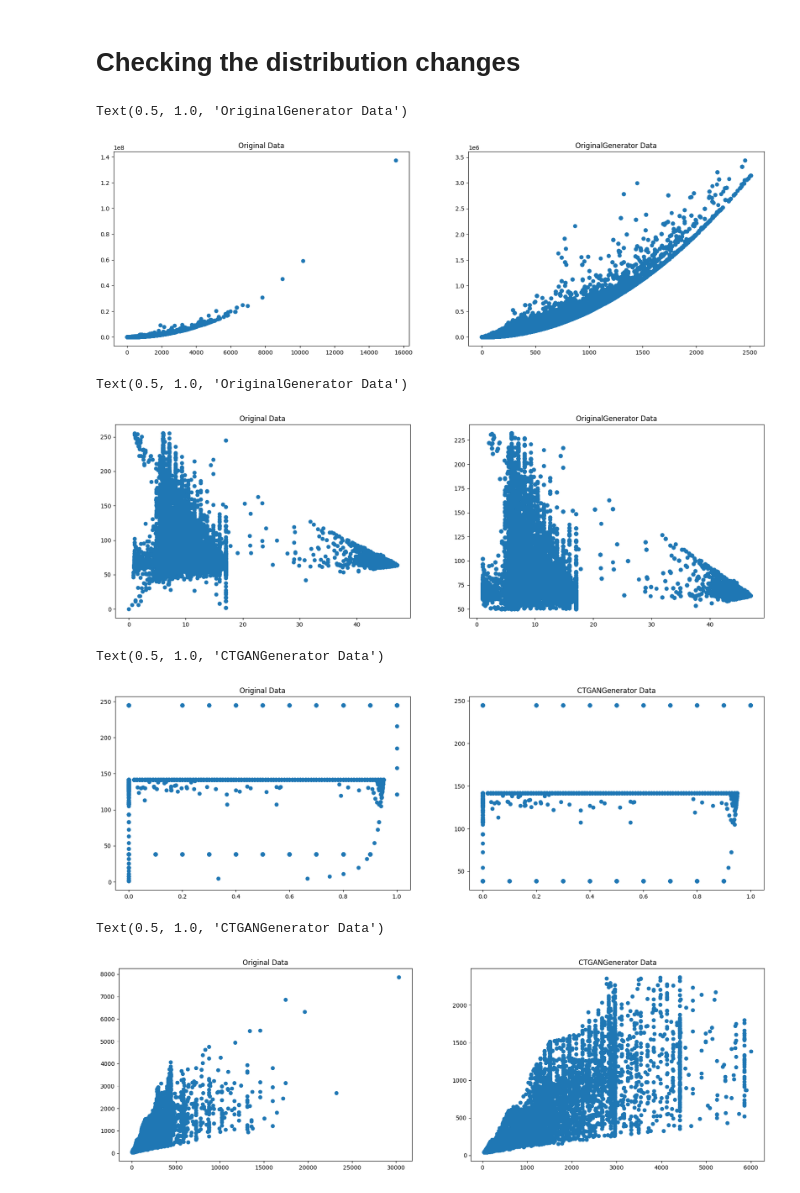
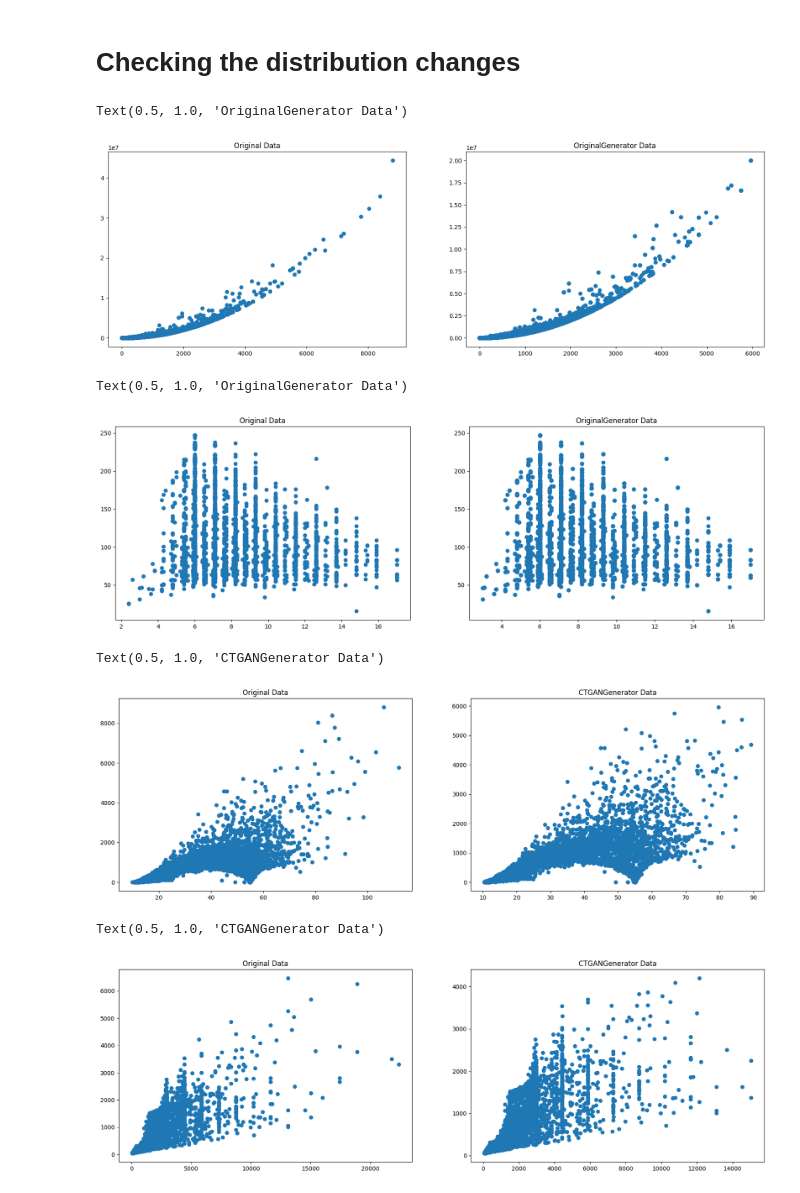
Before and after one commit to ML-Project-Team-5/Project_NetworkIDS, a Jupyter notebook: ND_4_TabularGan.ipynb, the cells around one changed output. Cells and saved outputs as stored; diff of their text form; code cells hidden in the pictures.

```diff
--- a/ND_4_TabularGan.ipynb
+++ b/ND_4_TabularGan.ipynb
@@ -24,9 +56,11 @@ test = pd.DataFrame(np.random.randint(0, 100, size=(100, 4)), columns=list("ABCD
 # %%
-path_train = './data/part-00000-363d1ba3-8ab5-4f96-bc25-4d5862db7cb9-c000.csv'
+path_train_data = './data/2_rf_test_unknown_data.csv'
+path_train_label = './data/2_rf_test_unknown_label.csv'
 path_test = './data/part-00001-363d1ba3-8ab5-4f96-bc25-4d5862db7cb9-c000.csv'
 
-data_train = pd.read_csv(path_train)
+data_train = pd.read_csv(path_train_data)
+label_train = pd.read_csv(path_train_label)
 data_test = pd.read_csv(path_test)
 
-X_train = data_train.drop("label", axis=1)
-X_test = data_test.drop("label", axis=1)
+X_train = data_train
+y_train = label_train
@@ -76,5 +158,5 @@ initial metric; f1: 0.9910838450783486, accuracy: 0.991800918626174
 # %%
-with open('./data/1_gan_train_v1.pkl', 'rb') as file:
-    new_train4 = pickle.load(file)
-with open('./data/1_gan_label_v1.pkl', 'rb') as file:
-    new_target4 = pickle.load(file)
+with open('./data/4_gan_data_v1.pkl', 'rb') as file:
+    new_train1 = pickle.load(file)
+with open('./data/4_gan_label_v1.pkl', 'rb') as file:
+    new_target1 = pickle.load(file)
@@ -156,36 +225,36 @@ Text(0.5, 1.0, 'CTGANGenerator Data')
 # %%
 fig, ax = plt.subplots(1, 2, figsize=(20, 6))
 ax[0].scatter(X_train.iloc[:, 42], X_train.iloc[:, 43])
-ax[1].scatter(new_train4.iloc[:, 42], new_train4.iloc[:, 43])
+ax[1].scatter(new_train1.iloc[:, 42], new_train1.iloc[:, 43])
 ax[0].set_title("Original Data")
 ax[1].set_title("OriginalGenerator Data")
 # %% [output]
 Text(0.5, 1.0, 'OriginalGenerator Data')
-[figure, old version]
+[figure, new version]
 # %%
 fig, ax = plt.subplots(1, 2, figsize=(20, 6))
 ax[0].scatter(X_train.iloc[:, 2], X_train.iloc[:, 3])
-ax[1].scatter(new_train4.iloc[:, 2], new_train4.iloc[:, 3])
+ax[1].scatter(new_train1.iloc[:, 2], new_train1.iloc[:, 3])
 ax[0].set_title("Original Data")
 ax[1].set_title("OriginalGenerator Data")
 # %% [output]
 Text(0.5, 1.0, 'OriginalGenerator Data')
-[figure, old version]
+[figure, new version]
 # %%
 fig, ax = plt.subplots(1, 2, figsize=(20, 6))
-ax[0].scatter(X_train.iloc[:, 44], X_train.iloc[:, 45])
-ax[1].scatter(new_train5.iloc[:, 44], new_train5.iloc[:, 45])
+ax[0].scatter(X_train.iloc[:, 41], X_train.iloc[:, 42])
+ax[1].scatter(new_train2.iloc[:, 41], new_train2.iloc[:, 42])
 ax[0].set_title("Original Data")
 ax[1].set_title("CTGANGenerator Data")
 # %% [output]
 Text(0.5, 1.0, 'CTGANGenerator Data')
-[figure, old version]
+[figure, new version]
 # %%
 fig, ax = plt.subplots(1, 2, figsize=(20, 6))
 ax[0].scatter(X_train.iloc[:, 35], X_train.iloc[:, 36])
-ax[1].scatter(new_train5.iloc[:, 35], new_train5.iloc[:, 36])
+ax[1].scatter(new_train2.iloc[:, 35], new_train2.iloc[:, 36])
 ax[0].set_title("Original Data")
 ax[1].set_title("CTGANGenerator Data")
 # %% [output]
 Text(0.5, 1.0, 'CTGANGenerator Data')
-[figure, old version]
+[figure, new version]
```
Also changed, not shown: parts of 28 cells of this notebook, 6 other files.
